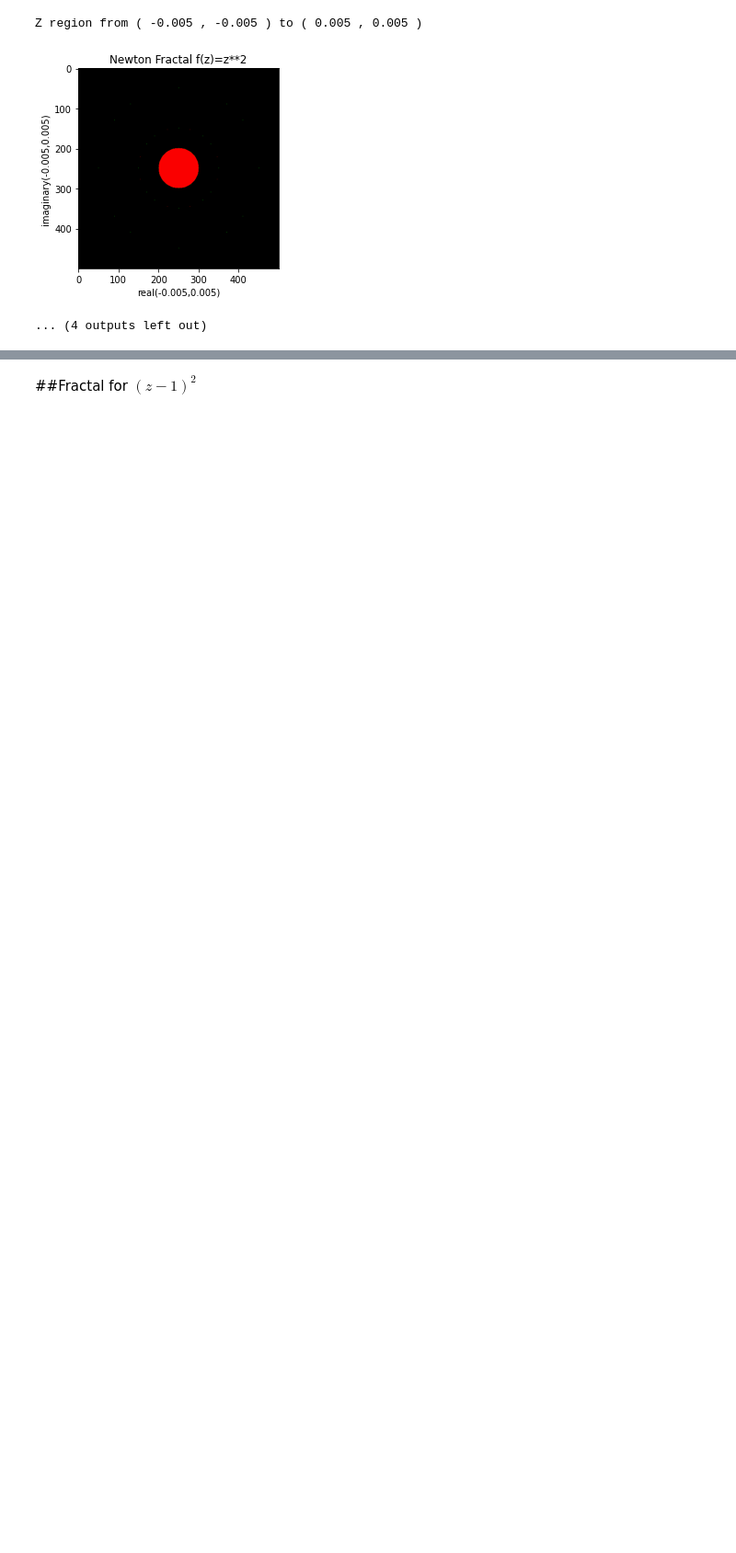
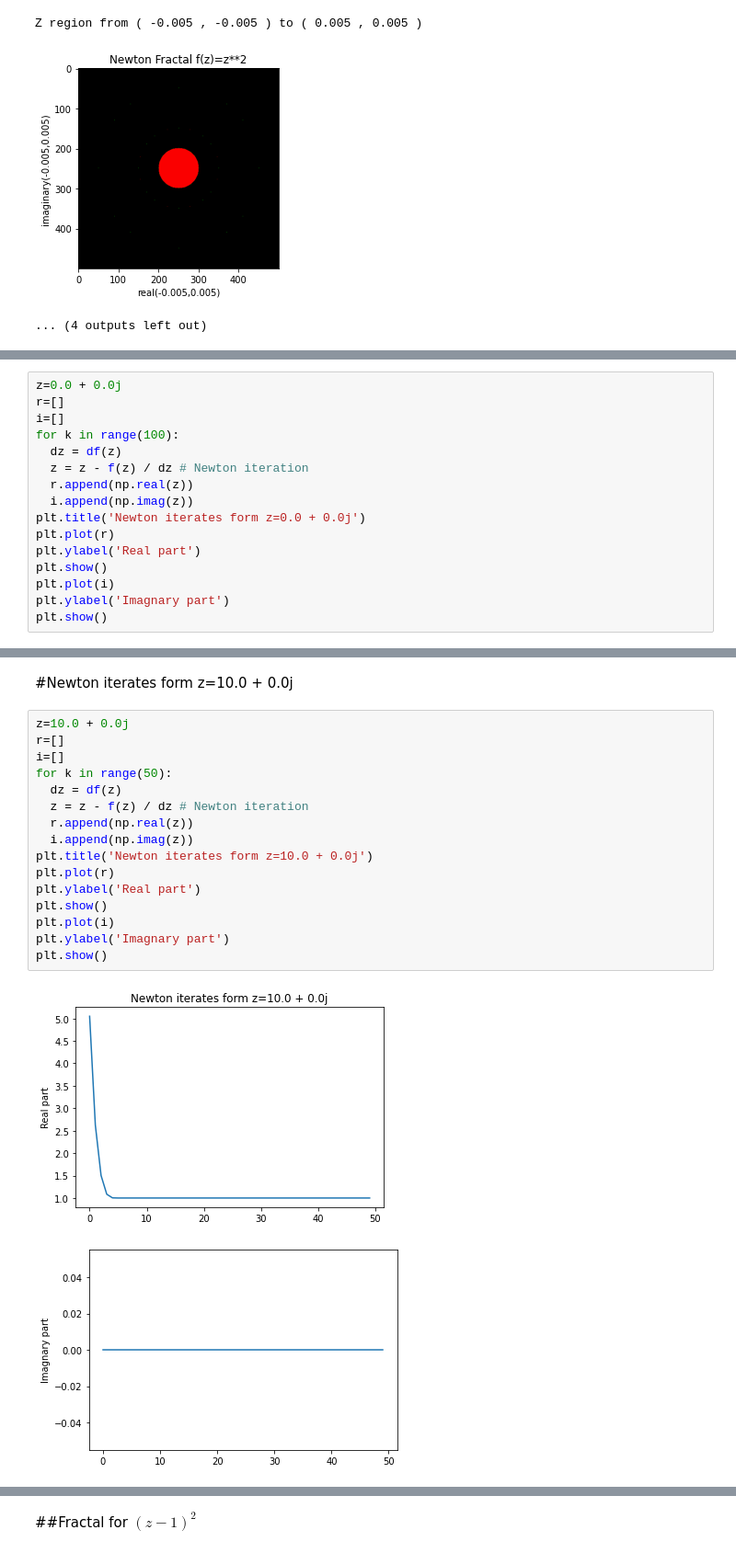
Before and after one commit to jusruizsa/AlgorithmsUN2020II, a Jupyter notebook: QuadraticEquation/QuadraticEquation.ipynb, the cells around one changed output, grey strips where cells are left out. Shown: that part at 92% size. Drawn from its saved outputs; the diff is of its cells as text; blank space fills up the shorter version.

```diff
--- a/QuadraticEquation/QuadraticEquation.ipynb
+++ b/QuadraticEquation/QuadraticEquation.ipynb
@@ -205,0 +271,16 @@ Z region from ( -0.005 , -0.005 ) to ( 0.005 , 0.005 )
+# %%
+z=0.0 + 0.0j
+r=[]
+i=[]
+for k in range(100):
+  dz = df(z)
+  z = z - f(z) / dz # Newton iteration
+  r.append(np.real(z))
+  i.append(np.imag(z))
+plt.title('Newton iterates form z=0.0 + 0.0j')
+plt.plot(r)
+plt.ylabel('Real part')
+plt.show()
+plt.plot(i)
+plt.ylabel('Imagnary part')
+plt.show()
@@ -205,0 +419,21 @@ Z region from ( -0.005 , -0.005 ) to ( 0.005 , 0.005 )
+# %% [markdown]
+#Newton iterates form z=10.0 + 0.0j
+# %%
+z=10.0 + 0.0j
+r=[]
+i=[]
+for k in range(50):
+  dz = df(z)
+  z = z - f(z) / dz # Newton iteration
+  r.append(np.real(z))
+  i.append(np.imag(z))
+plt.title('Newton iterates form z=10.0 + 0.0j')
+plt.plot(r)
+plt.ylabel('Real part')
+plt.show()
+plt.plot(i)
+plt.ylabel('Imagnary part')
+plt.show()
+# %% [output]
+[figure, added]
+[figure, added]
```
Also changed, not shown: parts of 38 cells of this notebook.
